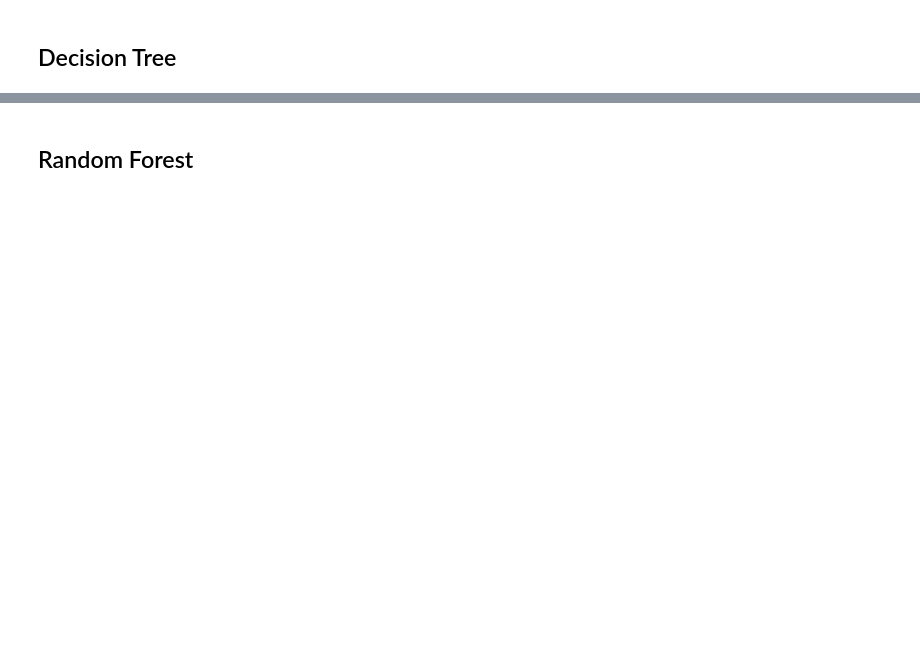
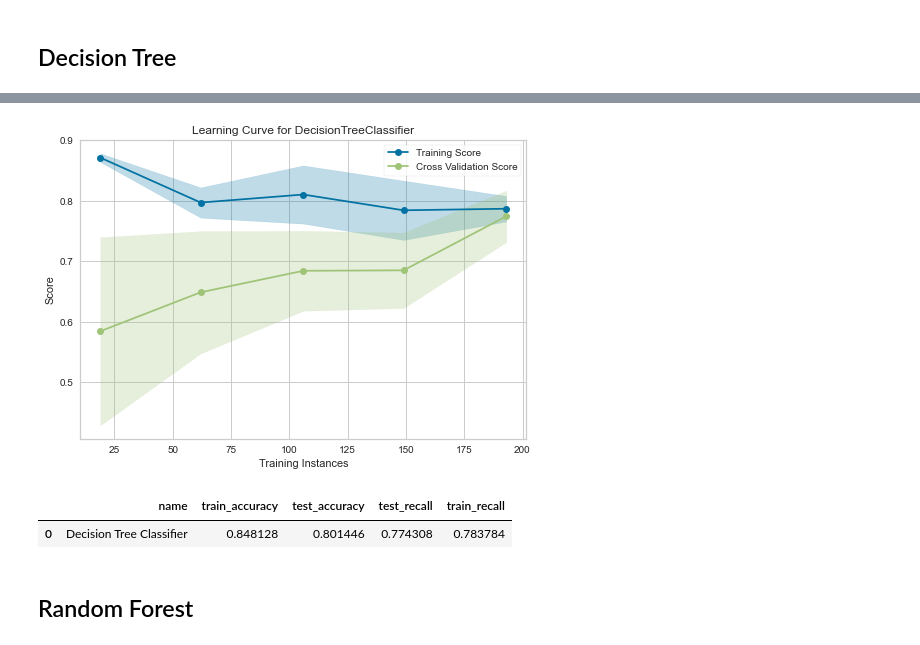
Before and after one commit to zhuofan-16/Heart_Disease_Model, a Jupyter notebook: Cardiovascular_Prediction_ML.ipynb, the cells around one changed output, grey strips where cells are left out. Saved outputs shown, nothing was run; the diff lists cells and outputs as text; code cells hidden in the pictures; blank space fills up the shorter version.

```diff
--- a/Cardiovascular_Prediction_ML.ipynb
+++ b/Cardiovascular_Prediction_ML.ipynb
@@ -431,17 +468,21 @@ current
 # %%
 # bestccpAlpha=0.05227
 DeciTree = Pipeline([
     ('Data Preprocessing', data_preprocessing),
-      ('Backward Feature Selection',SequentialFeatureSelector(DecisionTreeClassifier(),n_features_to_select=6,direction='backward',scoring='recall')),
-    ('model', DecisionTreeClassifier(ccp_alpha=0.00727,max_depth=3,class_weight='balanced'))
+     ('Kbest',SelectKBest(chi2,k=6)),
+    ('model', DecisionTreeClassifier(ccp_alpha=0.00727,max_depth=3,class_weight='balanced',min_samples_leaf=1))
 ])
 
-parameter={'model__max_depth':np.arange(1,10),'model__ccp_alpha':np.arange(0.00627,0.3,0.01)}
-pd.DataFrame(GridSearchCV(DeciTree,param_grid=parameter,scoring='recall').fit(x_train,y_train).cv_results_)
+# parameter={'model__max_depth':np.arange(1,17),'model__ccp_alpha':np.arange(0.00827,0.6,0.01)}
+# pd.DataFrame(GridSearchCV(DeciTree,param_grid=parameter,scoring='recall').fit(x_train,y_train).cv_results_)
 
 
-# record,current,lr=scoreModel(DeciTree,x_train,y_train,"Decision Tree Classifier",record=record)
-# current
+record,current,lr=scoreModel(DeciTree,x_train,y_train,"Decision Tree Classifier",record=record)
+current
+# %% [output]
+[figure, added]
+|  | name | train_accuracy | test_accuracy | test_recall | train_recall |
+| 0 | Decision Tree Classifier | 0.848128 | 0.801446 | 0.774308 | 0.783784 |
 # %% [markdown]
 ## Random Forest
 # %%
```
Also changed, not shown: parts of 22 cells of this notebook.
